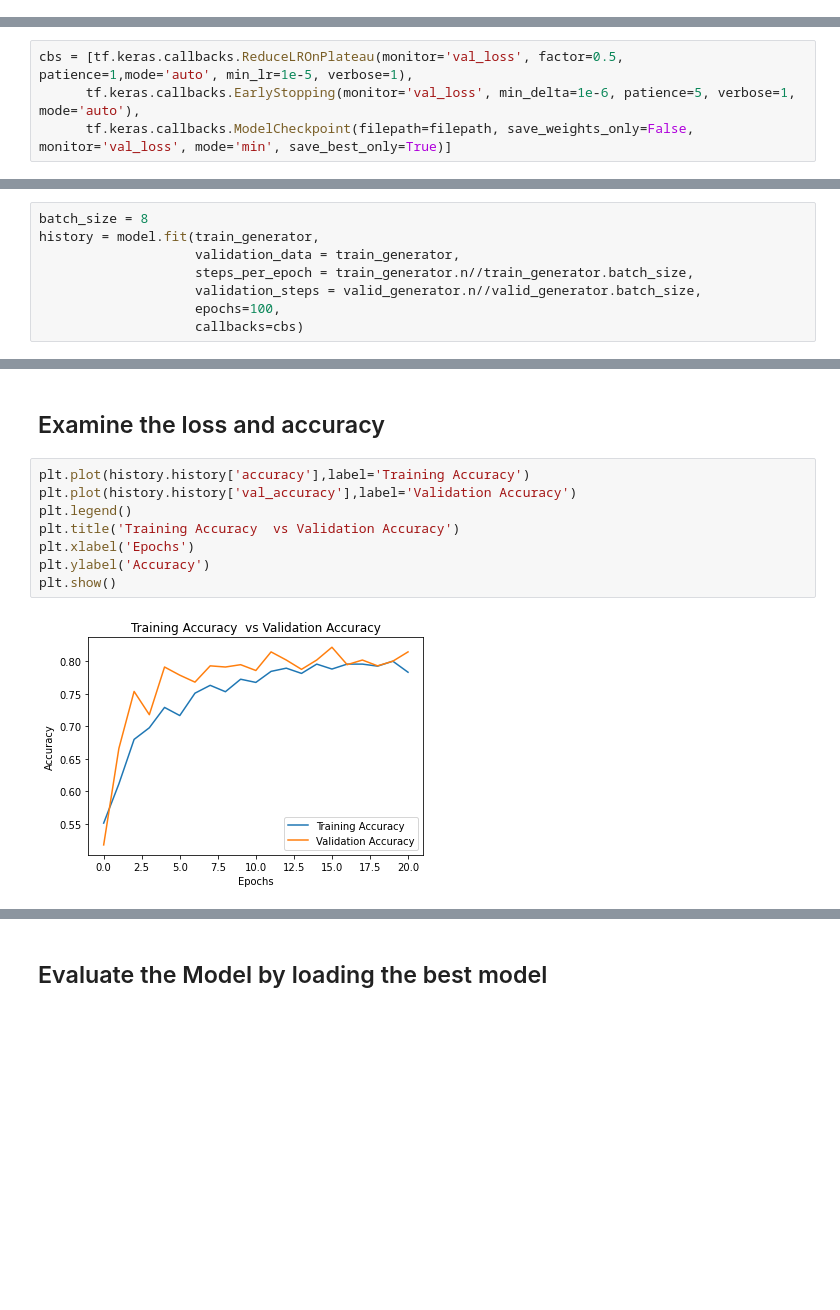
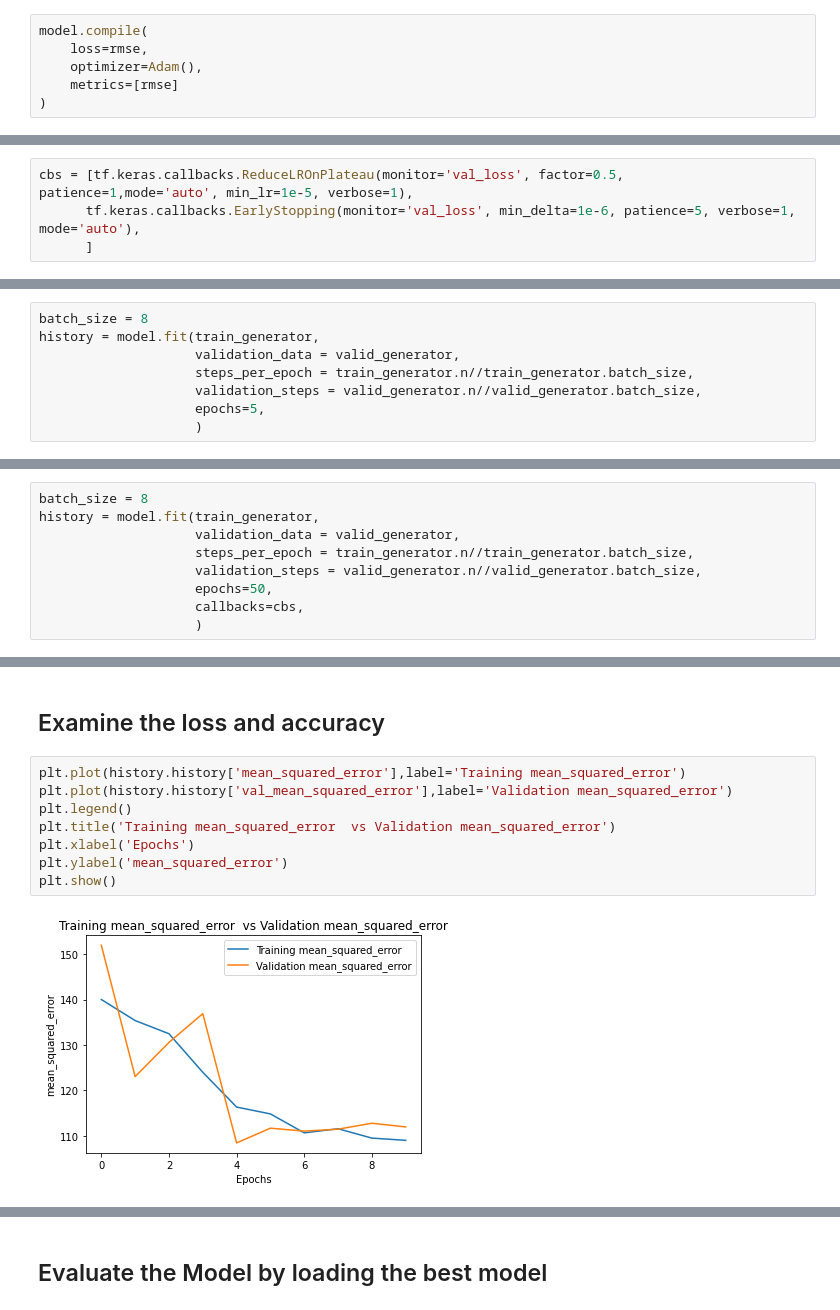
Before and after one commit to plaban1981/Deep-Learning-KERAS, a Jupyter notebook: Age_Category_Classification_using_Tensorflow_Transfer_Learning.ipynb, the cells around one changed output, grey strips where cells are left out. Drawn from its saved outputs; the diff is of its cells as text; blank space fills up the shorter version.

```diff
--- a/Age_Category_Classification_using_Tensorflow_Transfer_Learning.ipynb
+++ b/Age_Category_Classification_using_Tensorflow_Transfer_Learning.ipynb
@@ -613,0 +364,6 @@ model.compile(loss="binary_crossentropy",optimizer="adam",metrics=['accuracy'])
+# %%
+model.compile(
+    loss=rmse,
+    optimizer=Adam(),
+    metrics=[rmse]
+)
@@ -630,7 +391,7 @@ filepath = folderpath + "transfer_epoch:{epoch:02d}-val_loss:{val_loss:.2f}.hdf5
 # %%
 cbs = [tf.keras.callbacks.ReduceLROnPlateau(monitor='val_loss', factor=0.5, patience=1,mode='auto', min_lr=1e-5, verbose=1),
       tf.keras.callbacks.EarlyStopping(monitor='val_loss', min_delta=1e-6, patience=5, verbose=1, mode='auto'),
-      tf.keras.callbacks.ModelCheckpoint(filepath=filepath, save_weights_only=False, monitor='val_loss', mode='min', save_best_only=True)]
+      ]
 # %% [markdown]
 * https://keras.io/api/callbacks/model_checkpoint/
 * https://keras.io/api/callbacks/reduce_lr_on_plateau/
@@ -639,0 +409,8 @@ cbs = [tf.keras.callbacks.ReduceLROnPlateau(monitor='val_loss', factor=0.5, pati
+# %%
+batch_size = 8
+history = model.fit(train_generator,
+                    validation_data = valid_generator,
+                    steps_per_epoch = train_generator.n//train_generator.batch_size,
+                    validation_steps = valid_generator.n//valid_generator.batch_size,
+                    epochs=5,
+                    )
@@ -640,9 +442,10 @@ cbs = [tf.keras.callbacks.ReduceLROnPlateau(monitor='val_loss', factor=0.5, pati
 # %%
 batch_size = 8
 history = model.fit(train_generator,
-                    validation_data = train_generator,
+                    validation_data = valid_generator,
                     steps_per_epoch = train_generator.n//train_generator.batch_size,
                     validation_steps = valid_generator.n//valid_generator.batch_size,
-                    epochs=100,
-                    callbacks=cbs)
+                    epochs=50,
+                    callbacks=cbs,
+                    )
 # %% [output]
@@ -670,15 +458,15 @@ model.save("/content/drive/MyDrive/Qualcom/ModelDenseNet201/GenderDensenet201.hd
 # %% [markdown]
 ## Examine the loss and accuracy
 # %%
-plt.plot(history.history['accuracy'],label='Training Accuracy')
-plt.plot(history.history['val_accuracy'],label='Validation Accuracy')
+plt.plot(history.history['mean_squared_error'],label='Training mean_squared_error')
+plt.plot(history.history['val_mean_squared_error'],label='Validation mean_squared_error')
 plt.legend()
-plt.title('Training Accuracy  vs Validation Accuracy')
+plt.title('Training mean_squared_error  vs Validation mean_squared_error')
 plt.xlabel('Epochs')
-plt.ylabel('Accuracy')
+plt.ylabel('mean_squared_error')
 plt.show()
 # %% [output]
-[figure, old version]
+[figure, new version]
 # %%
 plt.plot(history.history['loss'],label='Training Loss')
 plt.plot(history.history['val_loss'],label='Validation Loss')
```
Also changed, not shown: parts of 112 cells of this notebook.
